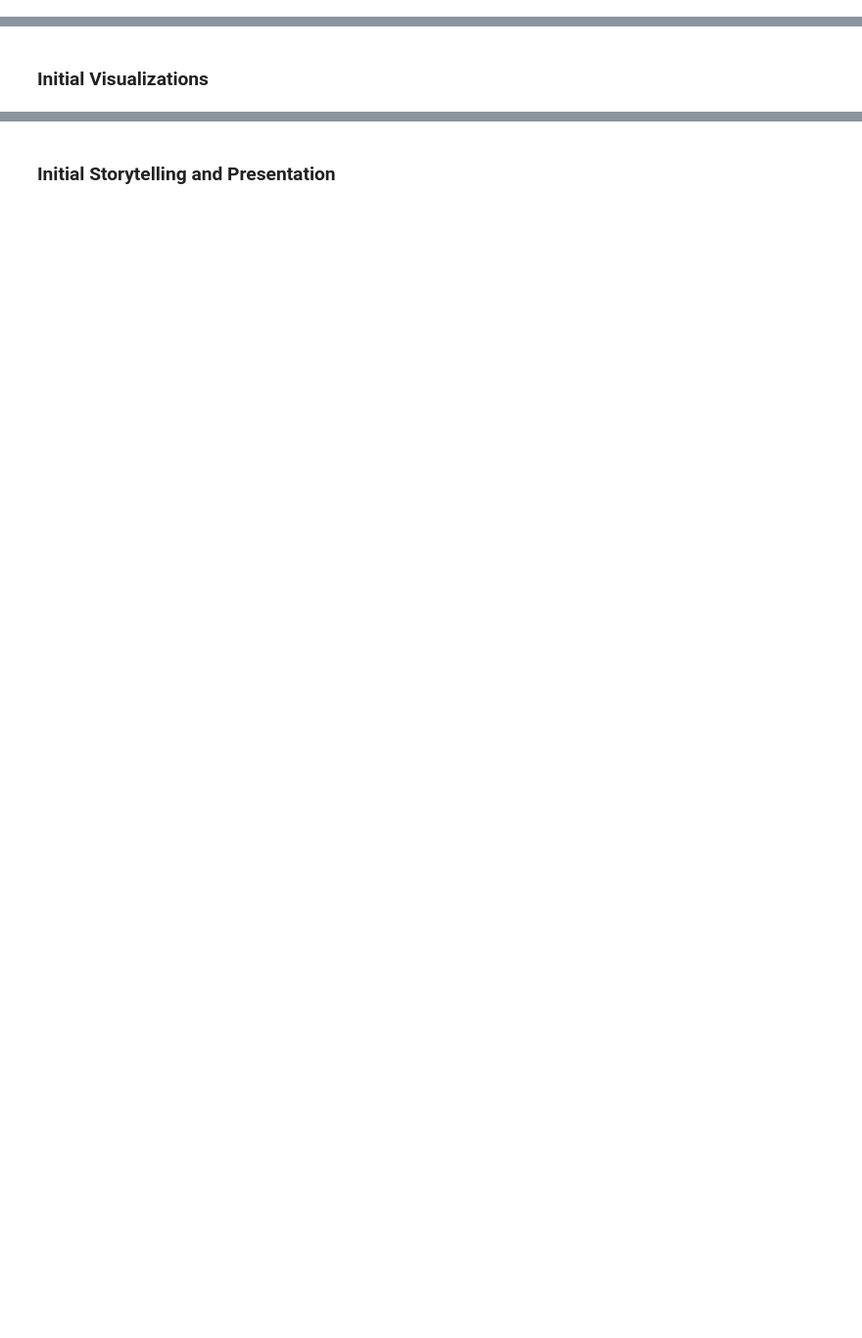
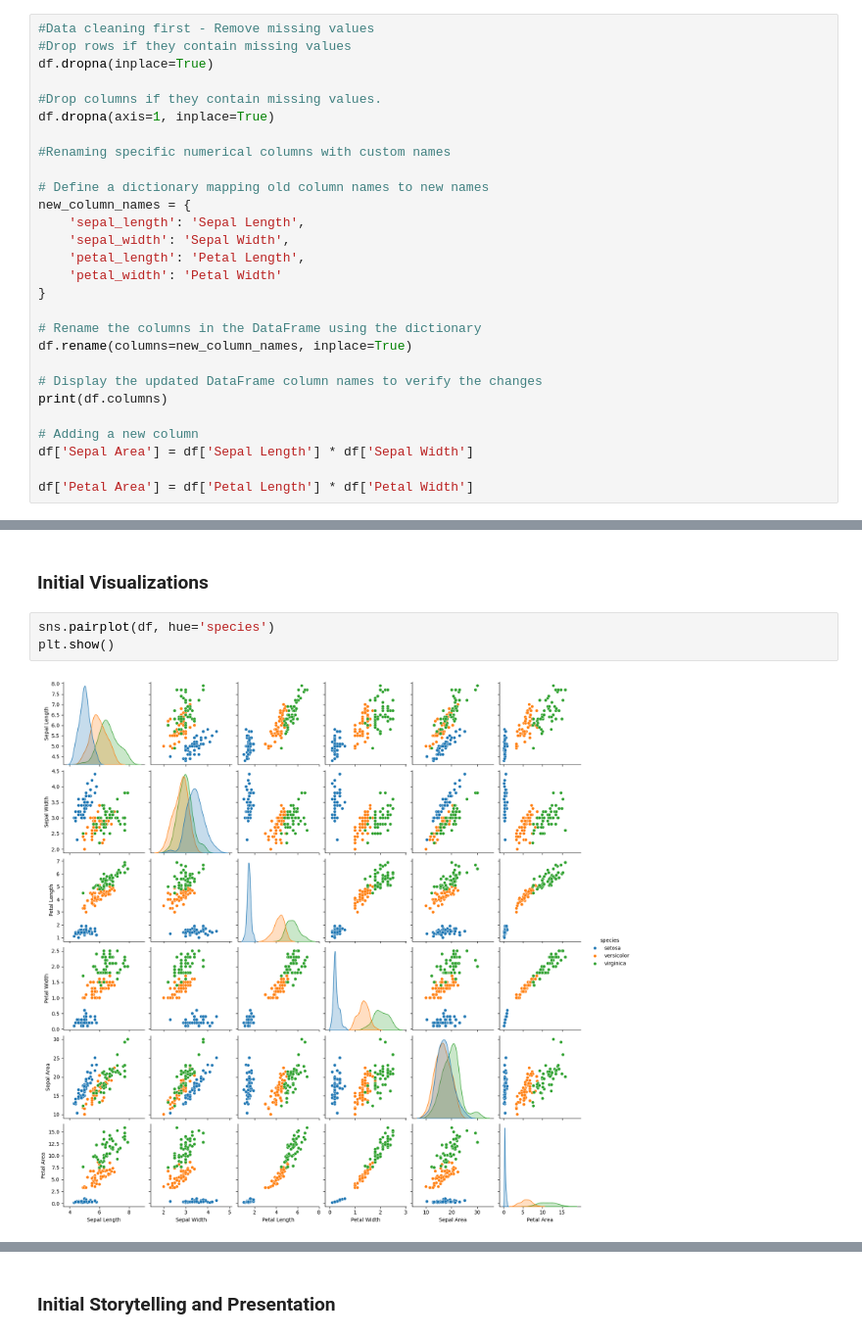
Before and after one commit to BethSpornitz/datafun-04-jupyter, a Jupyter notebook: bethspornitz_eda.ipynb, the cells around one changed output, grey strips where cells are left out. Shown at 98% size. Drawn from its saved outputs; the diff is of its cells as text; blank space fills up the shorter version.

```diff
--- a/bethspornitz_eda.ipynb
+++ b/bethspornitz_eda.ipynb
@@ -95,2 +138,30 @@ Overall, the data is symetric which tells us that the distribution is centralize
 # %% [markdown]
 ### Initial Data Transformation and Feature Engineering
+# %%
+#Data cleaning first - Remove missing values
+#Drop rows if they contain missing values
+df.dropna(inplace=True)
+
+#Drop columns if they contain missing values.
+df.dropna(axis=1, inplace=True)
+
+#Renaming specific numerical columns with custom names
+
+# Define a dictionary mapping old column names to new names
+new_column_names = {
+    'sepal_length': 'Sepal Length',
+    'sepal_width': 'Sepal Width',
+    'petal_length': 'Petal Length',
+    'petal_width': 'Petal Width'
+}
+
+# Rename the columns in the DataFrame using the dictionary
+df.rename(columns=new_column_names, inplace=True)
+
+# Display the updated DataFrame column names to verify the changes
+print(df.columns)
+
+# Adding a new column
+df['Sepal Area'] = df['Sepal Length'] * df['Sepal Width']
+
+df['Petal Area'] = df['Petal Length'] * df['Petal Width']
@@ -97,2 +203,7 @@ Overall, the data is symetric which tells us that the distribution is centralize
 # %% [markdown]
 ### Initial Visualizations
+# %%
+sns.pairplot(df, hue='species')
+plt.show()
+# %% [output]
+[figure, added]
```
Also changed, not shown: parts of 8 cells of this notebook.
